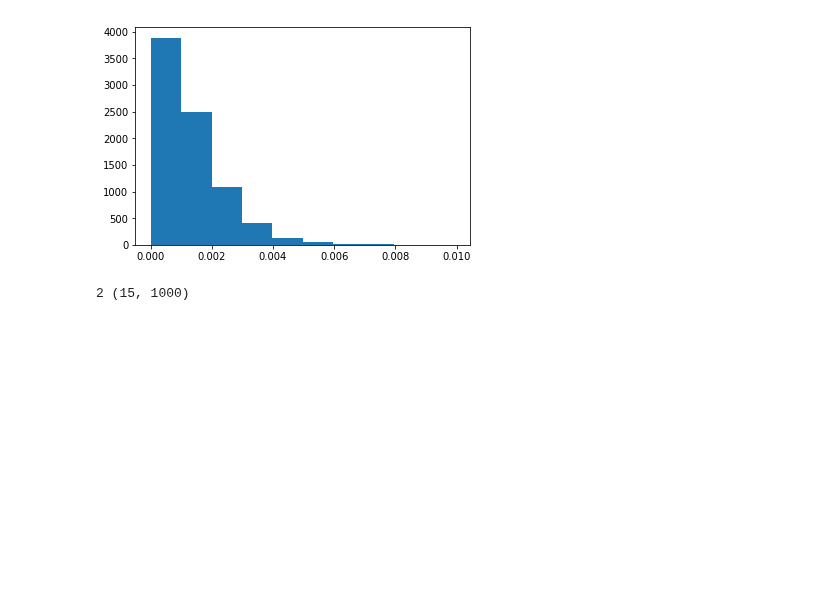
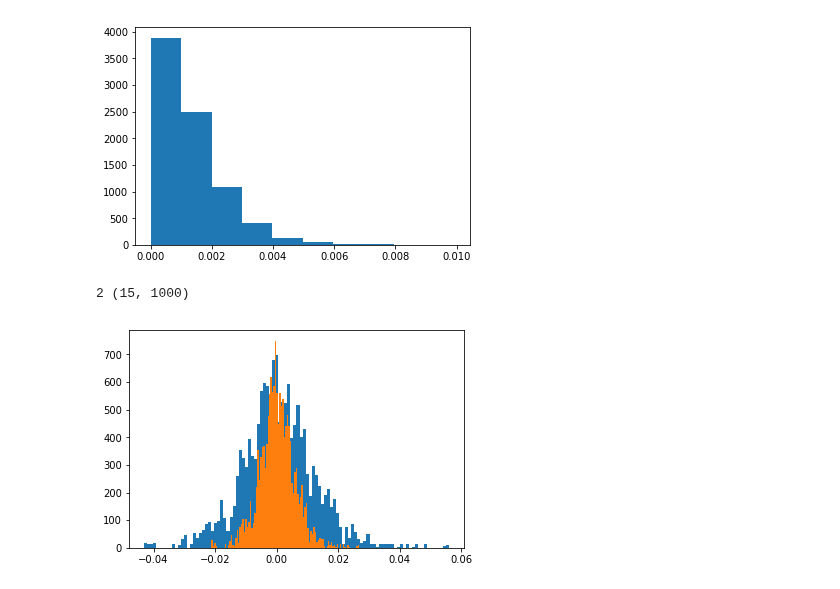
Before and after one commit to abbasloo/dnnAutoEm, a Jupyter notebook: carCrashLBO.ipynb, the cells around one changed output. Cells and saved outputs as stored; diff of their text form; code cells hidden in the pictures; blank space fills up the shorter version.

```diff
--- a/carCrashLBO.ipynb
+++ b/carCrashLBO.ipynb
@@ -398,3 +398,8 @@ _,_,_ = plt.hist(error.reshape(batch_num*step_num*elem_num), bins=10)
 print (len(enc_state), enc_state[0].shape)
 # %% [output]
 2 (15, 1000)
+# %%
+_,_,_ = plt.hist(enc_state[0].reshape(15*1000), bins=100)
+_,_,_ = plt.hist(enc_state[1].reshape(15*1000), bins=100)
+# %% [output]
+[figure, added]
```
Also changed, not shown: parts of 1 cell of this notebook.
